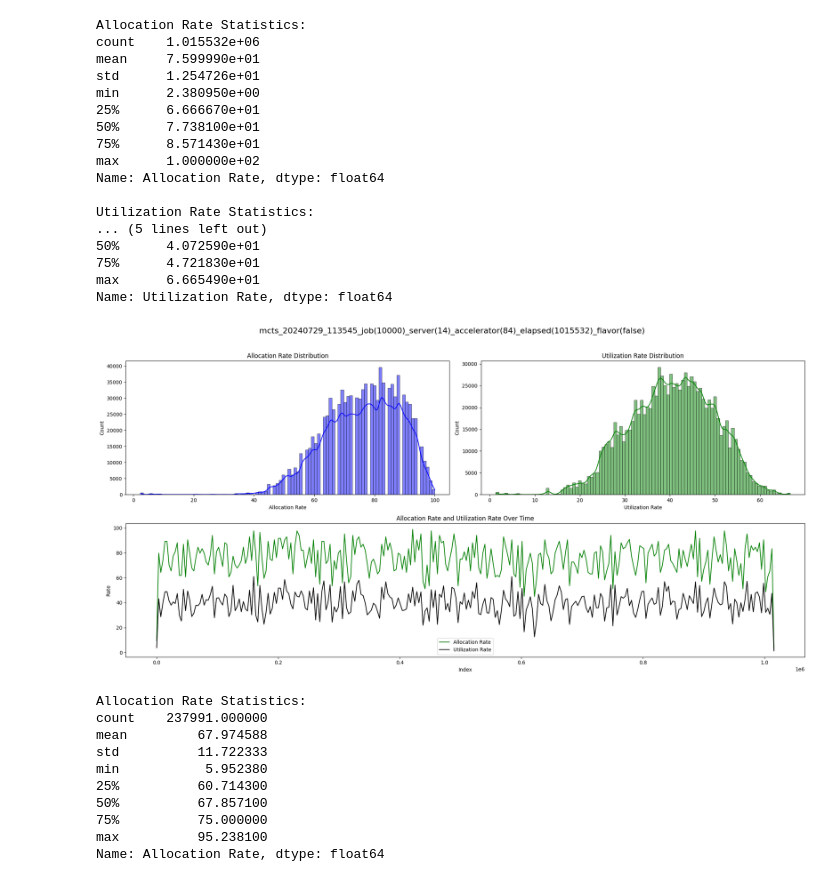
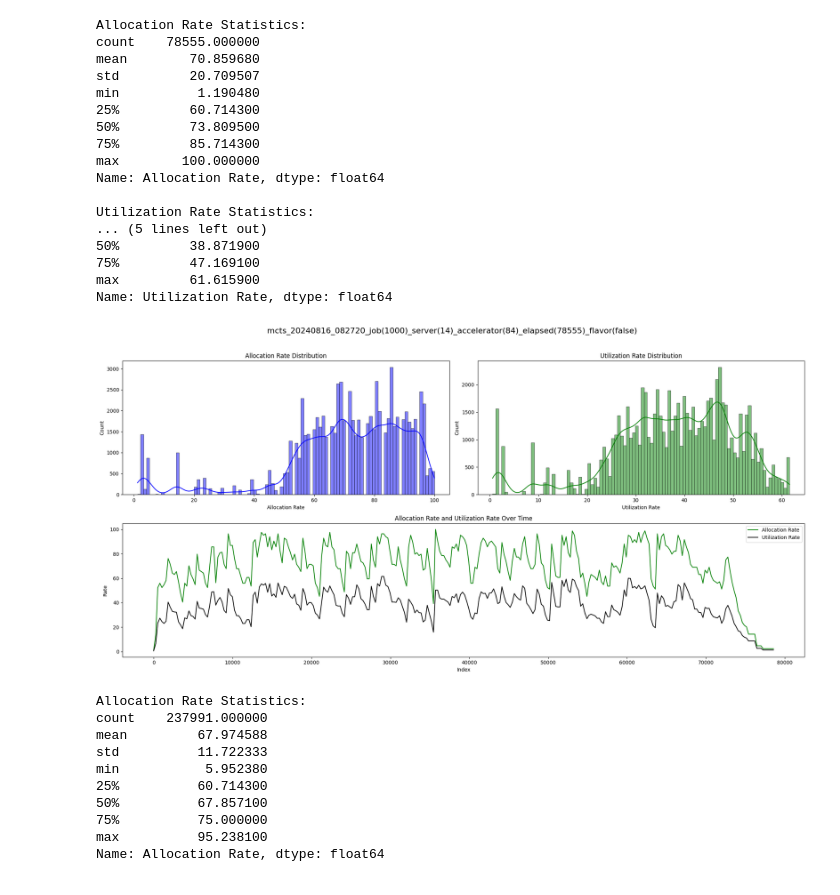
Before and after one commit to mystous/gpu_scheduler, a Jupyter notebook: gen_data/result_analysis.ipynb, the cells around one changed output. Cells and saved outputs as stored; diff of their text form; code cells hidden in the pictures.

```diff
--- a/gen_data/result_analysis.ipynb
+++ b/gen_data/result_analysis.ipynb
@@ -96,24 +96,24 @@ Name: Utilization Rate, dtype: float64
 # %%
-plot_and_show_statistics_("mcts_20240729_113545_job(10000)_server(14)_accelerator(84)_elapsed(1015532)_flavor(false).result", 100)
+plot_and_show_statistics_("mcts_20240816_082720_job(1000)_server(14)_accelerator(84)_elapsed(78555)_flavor(false).result", 100)
 # %% [output]
 Allocation Rate Statistics:
-count    1.015532e+06
-mean     7.599990e+01
-std      1.254726e+01
-min      2.380950e+00
-25%      6.666670e+01
-50%      7.738100e+01
-75%      8.571430e+01
-max      1.000000e+02
+count    78555.000000
+mean        70.859680
+std         20.709507
+min          1.190480
+25%         60.714300
+50%         73.809500
+75%         85.714300
+max        100.000000
 Name: Allocation Rate, dtype: float64
 
 Utilization Rate Statistics:
 ... (5 lines left out)
-50%      4.072590e+01
-75%      4.721830e+01
-max      6.665490e+01
+50%         38.871900
+75%         47.169100
+max         61.615900
 Name: Utilization Rate, dtype: float64
-[figure, old version]
+[figure, new version]
 # %%
 plot_and_show_statistics_("compact_20240613_003818_job(1000)_server(14)_accelerator(84)_elapsed(237991)_flavor(false).result", 100)
 # %% [output]
```
Also changed, not shown: parts of 1 cell of this notebook, 18 other files.
